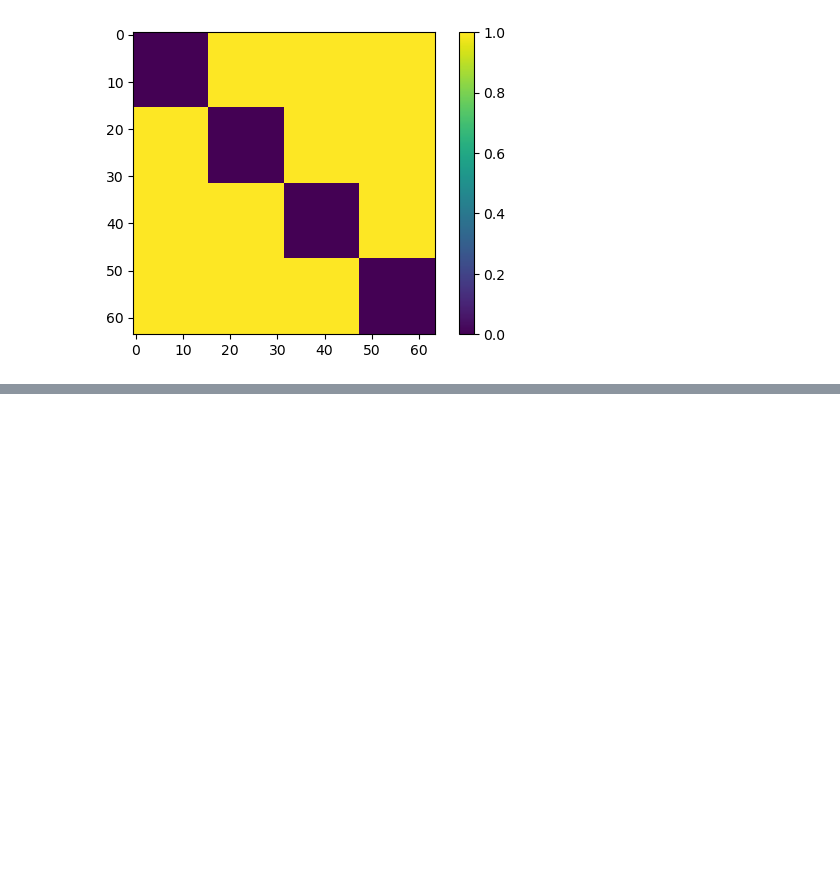
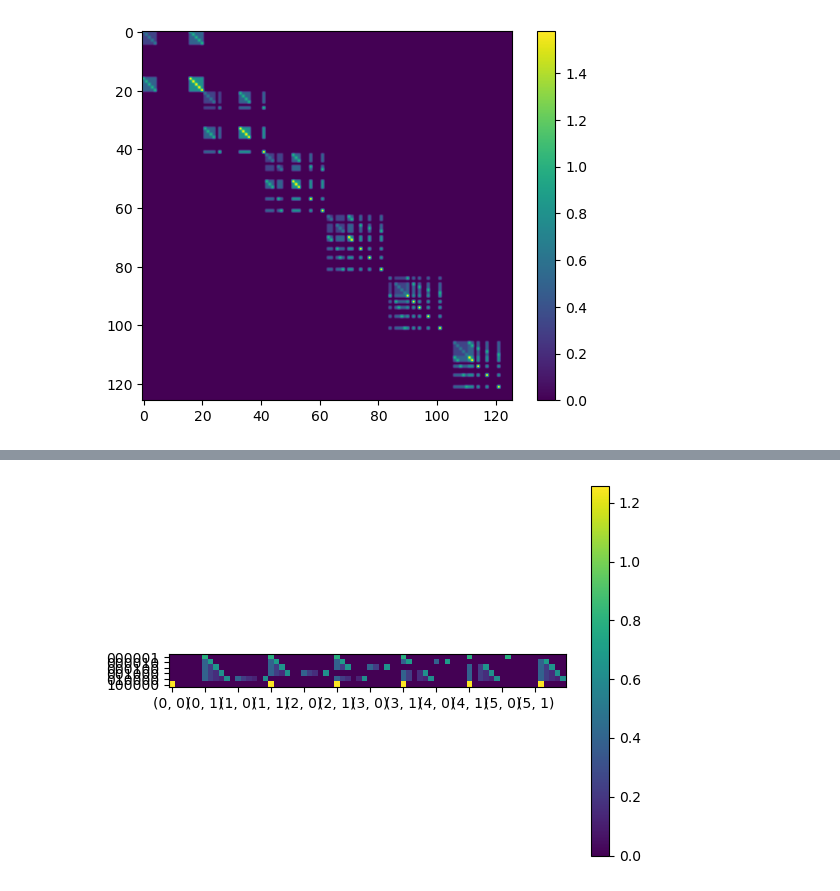
Before and after one commit to blake-holman/ED_Adversaries, a Jupyter notebook: Span.ipynb, the cells around one changed output, grey strips where cells are left out. Drawn from its saved outputs; the diff is of its cells as text; code cells hidden in the pictures; blank space fills up the shorter version.

Commit message:
span

```diff
--- a/Span.ipynb
+++ b/Span.ipynb
@@ -22,13 +22,16 @@ class SpanProgram():
         self.counter = 0
         self.vect_list = []
         self.ticks = []
+        self.problem = problem
         for pair, v_set in I_dict.items():
             self.ticks.append(self.counter)
             self.I_to_mat[pair] = list(range(self.counter, self.counter + len(v_set)))
             self.counter += len(v_set)
-            self.vect_list.append(*v_set)
+            for vect in v_set:
+                self.vect_list.append(vect)
+            # self.vect_list.append(*v_set)
 
-        self.A = np.block(self.vect_list).T
+        self.A = np.array(self.vect_list).T
 
     def get_activated_A(self, x):
         activated_A = np.zeros(self.A.shape)
@@ -44,6 +47,7 @@ class SpanProgram():
     def visualize_A(self):
         plt.imshow(self.A)
         plt.xticks(self.ticks, self.ordered_I)
+        plt.yticks(list(range(self.problem.no_len)), [to_str(no) for no in self.problem.no_instances])
         plt.colorbar()
         plt.show()
 # %%
@@ -57,7 +61,7 @@ def rand_function(n, alpha='01'):
             no.append(s)
     return Problem(no, yes)
 # %%
-prob = rand_function(4)
+prob = threshold_k(6, 2)
 print(prob)
-# 2.1753284295786104
+v, X = span_solver2(prob, 59.99, {'solver':'MOSEK', 'verbose': True, 'mosek_params': {'MSK_IPAR_NUM_THREADS': 20}})
 # %% [output]
@@ -66,14 +88,48 @@ Yes:[('0', '0', '1', '0'), ('0', '0', '1', '1'), ('0', '1', '0', '1'), ('0', '1'
 # %%
-diffs = []
-vals = []
-for i in range(1):
-    print(i)
-    prob = rand_function(4)
-    v, X = span_solver(prob)
-    v2, X2 = span_solver2(prob)
-    diffs.append(v - v2)
-    vals.append((X, X2))
-# X2 = np.round(X, 6)
-# plt.imshow(X)
-# plt.colorbar()
+def get_cholesky_fact(A, eps_pow=15):
+    for i in range(eps_pow,1,-1):
+        print(i)
+        try:
+            curr_A = A + 10**-i * np.eye(A.shape[0])
+            return np.round(scipy.linalg.cholesky(curr_A), i-1)
+        except:
+            pass
+def decompose_cholesky(L, problem):
+    partials = []
+    for i in range(problem.n):
+        full_partial = L[i * problem.len: (i+1)* problem.len, i * problem.len: (i+1)* problem.len][:problem.no_len, :]
+        nonzero_columns = []
+        for j in range(full_partial.shape[1]):
+            v = full_partial[:, j]
+            if np.linalg.norm(v) > 10**-6:
+                # print('j', j)
+                nonzero_columns.append(v)
+        partials.append(np.array(nonzero_columns))
+    return partials
+
+def span_from_decomp(partials, problem):
+    I = {}
+    for j, b in itertools.product(range(problem.n), problem.alphabet):
+        I[(j, b)] = []
+        for i in range(partials[j].shape[1]):
+            v = np.zeros(problem.no_len)
+            for no_index in range(problem.no_len):
+                no = problem.no_instances[no_index]
+                if no[j] != b:
+                    # print(j, i, no_index)
+                    v[no_index] = partials[j][no_index, i]
+            I[(j,b)].append(v)
+    return SpanProgram(problem, I)
+
+X2 = np.round(X, 5)
+# print(X)
+L = get_cholesky_fact(X2)
+print('size', X2.shape)
+print(np.linalg.matrix_rank(X2), np.trace(X2), v)
+partials = decompose_cholesky(L, prob)
+plt.imshow(X)
+plt.colorbar()
+plt.show()
+sp = span_from_decomp(partials, prob)
+sp.visualize_A()
 # %% [output]
@@ -97 +139 @@ for i in range(1):
-[figure, old version]
+[figure, new version]
@@ -115 +140,2 @@ for i in range(1):
+[figure, added]
 # %%
```
Also changed, not shown: parts of 6 cells of this notebook, 9 other files.
